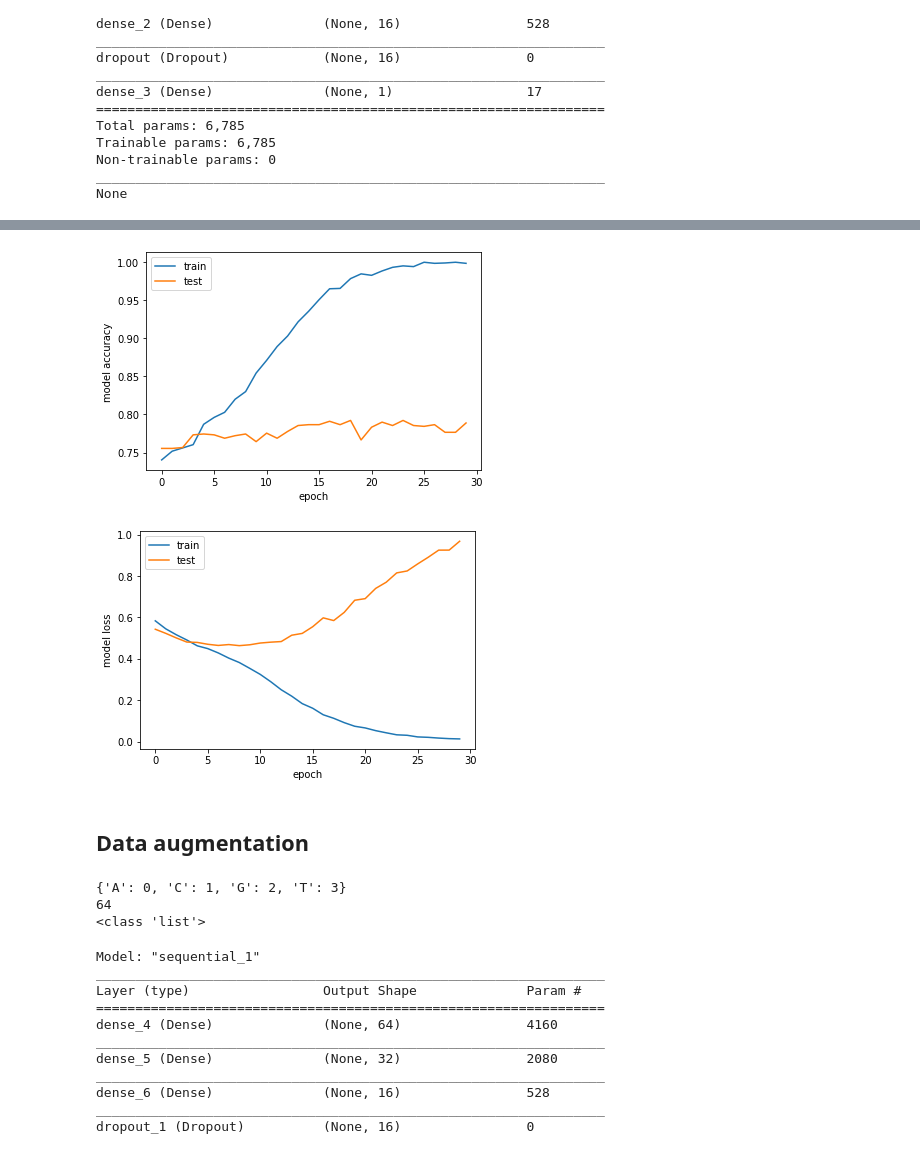
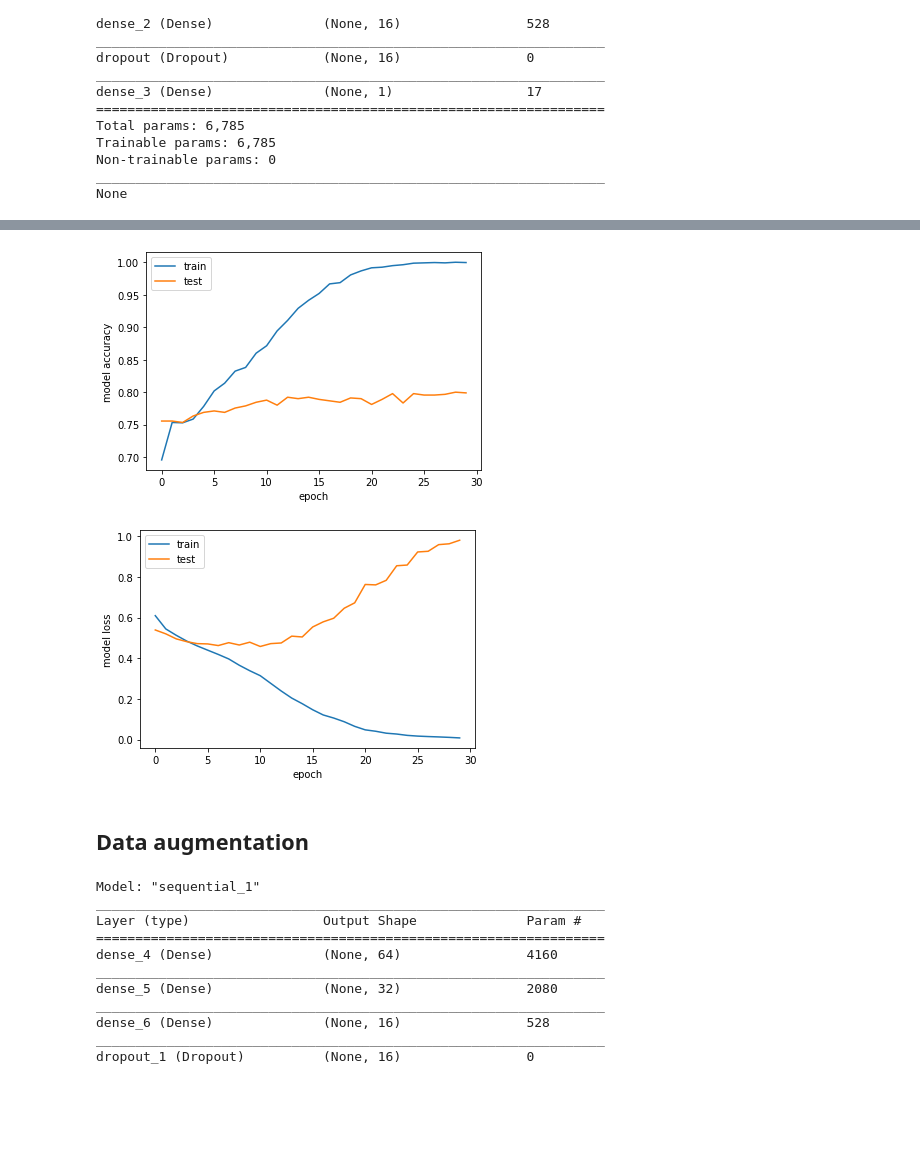
Before and after one commit to giuliacampesan/UniversityAssignments, a Jupyter notebook: 02_week/LoCPdown_exercise2.ipynb, the cells around one changed output, grey strips where cells are left out. Drawn from its saved outputs; the diff is of its cells as text; code cells hidden in the pictures; blank space fills up the shorter version.

```diff
--- a/02_week/LoCPdown_exercise2.ipynb
+++ b/02_week/LoCPdown_exercise2.ipynb
@@ -13,16 +23,17 @@ import math
 # %%
-fname = "sequences16.csv"
-sx, sy = np.loadtxt(fname, delimiter=',',
-                   usecols=(0,1), unpack=True, dtype=str)
+sx, sy = np.loadtxt(fname,
+                    delimiter=',',
+                    usecols=(0,1),
+                    unpack=True,
+                    dtype=str
+                    )
 N=len(sy)
-print(N)
 Ls=len(sx[0])
-print(Ls)
-
-print(sx[0], sy[0])
 
 perc_train=0.7
 N_train= int(N*perc_train)
 N_test = N-N_train
+
+print('Original dataset composition:\n')
 print(f'\ndata: {N}\ntrain: {N_train}\ntest: {N_test}')
 # %% [output]
@@ -106,35 +101,31 @@ _________________________________________________________________
 None
 # %%
 model.compile(loss='binary_crossentropy',
-             optimizer='ADAM',
-             metrics=['accuracy'])
-
+              optimizer='ADAM',
+              metrics=['accuracy'])
 
 fit = model.fit(x_train, y_train,
-               epochs=30, batch_size=50,
-               validation_data=(x_test, y_test),
-               shuffle=True #changes composition of mini batch
+                epochs = 30,
+                batch_size = 50,
+                validation_data = (x_test, y_test),
+                shuffle = True,
+                verbose = 0
                )
-
 
 score = model.evaluate(x_test, y_test, verbose=1)
 
 # print performance
-print()
 print('Test loss:', score[0])
 print('Test accuracy:', score[1])
 
-# look into training history
-
-# summarize history for accuracy
+# accuracy
 plt.plot(fit.history['accuracy'])
 plt.plot(fit.history['val_accuracy'])
 plt.ylabel('model accuracy')
 plt.xlabel('epoch')
 plt.legend(['train', 'test'], loc='best')
 plt.show()
-
-# summarize history for loss
+# loss
 plt.plot(fit.history['loss'])
 plt.plot(fit.history['val_loss'])
 plt.ylabel('model loss')
@@ -162,5 +139,5 @@ Test accuracy: 0.7888888716697693
-[figure, old version]
+[figure, new version]
-[figure, old version]
+[figure, new version]
 # %% [markdown]
 ## Data augmentation
 # %%
@@ -195,25 +176,18 @@ N_augm = len(sx_train_augm)
 # %%
+N_augm = len(sx_train_augm)
+
 Q = ['A', 'C', 'G', 'T']
 Nc=4
 onehc={Q[i]: i for i in range(Nc)}
-print(onehc)
 
 y = sy.astype(int)
 L = Ls*Nc
-
-print(L)#length of array feeding NN
 
 x_train_augm = np.zeros((N_augm, L))
 
 for n in range(N_augm):
     for i in range(Ls):
-        x_train_augm[n][i*4 + onehc[sx_train_augm[n][i]]] = 1 #for every step in string you jump of 4 i the autoencpding
-
-print( type(y_train_augm) )
+        x_train_augm[n][i*4 + onehc[sx_train_augm[n][i]]] = 1
-# %% [output]
-{'A': 0, 'C': 1, 'G': 2, 'T': 3}
-64
-<class 'list'>
 # %%
 np.random.seed(123)
 
```
Also changed, not shown: parts of 21 cells of this notebook.
